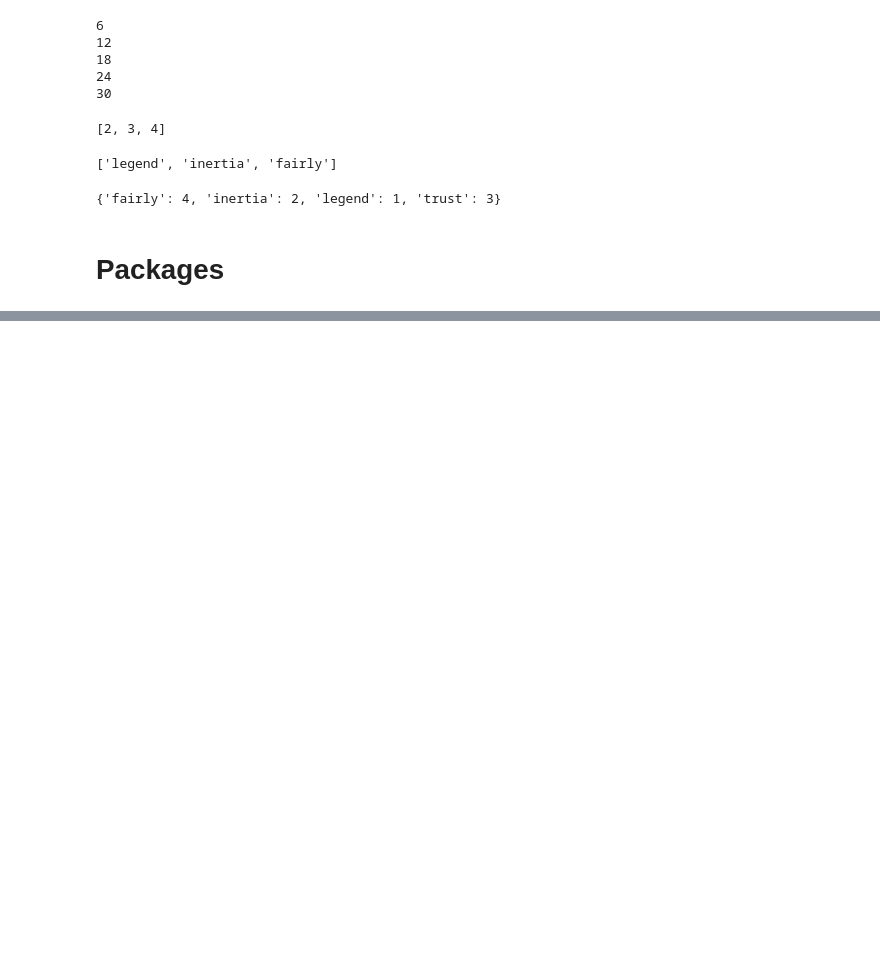
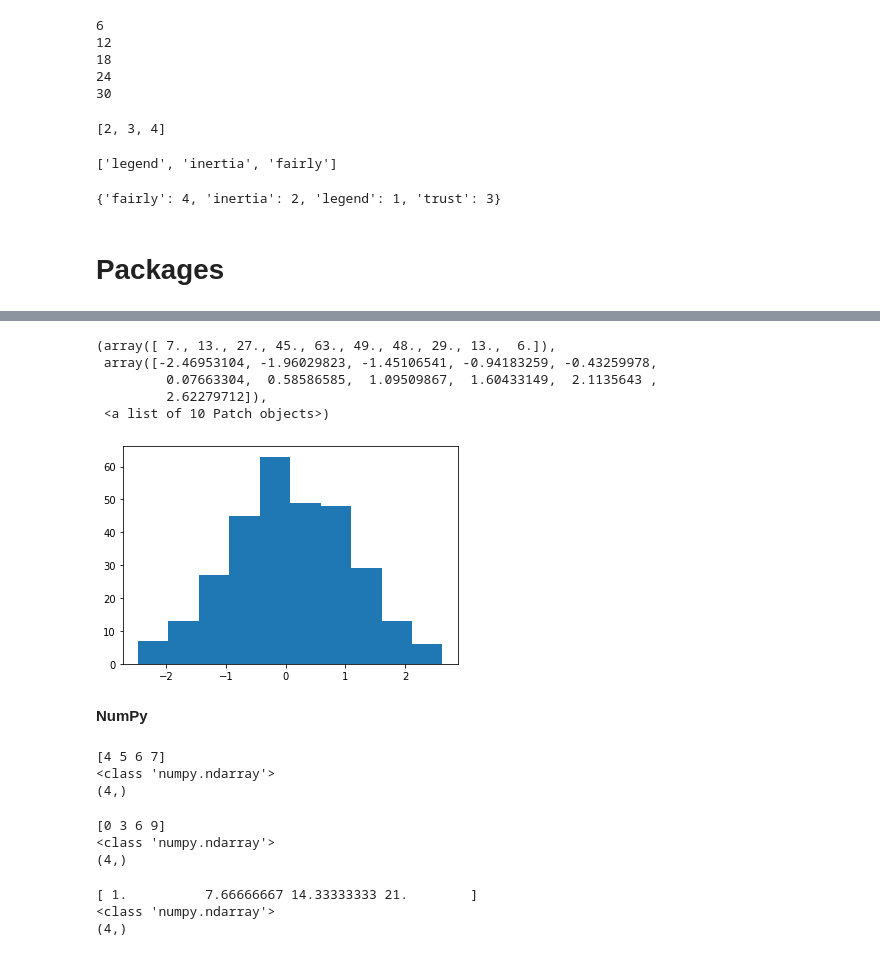
Before and after one commit to zara0128/class2022spring, a Jupyter notebook: 20220316.ipynb, the cells around one changed output, grey strips where cells are left out. Cells and saved outputs as stored; diff of their text form; code cells hidden in the pictures; blank space fills up the shorter version.

```diff
--- a/20220316.ipynb
+++ b/20220316.ipynb
@@ -227,0 +265,12 @@ import librosa
+# %%
+from matplotlib.pyplot import hist
+hist(n)
+# %% [output]
+(array([ 7., 13., 27., 45., 63., 49., 48., 29., 13.,  6.]),
+ array([-2.46953104, -1.96029823, -1.45106541, -0.94183259, -0.43259978,
+         0.07663304,  0.58586585,  1.09509867,  1.60433149,  2.1135643 ,
+         2.62279712]),
+ <a list of 10 Patch objects>)
+[figure, added]
+# %% [markdown]
+**NumPy**
@@ -227,0 +279,27 @@ import librosa
+# %%
+x = np.array([4,5,6,7])
+print(x)
+print(type(x))
+print(x.shape)
+# %% [output]
+[4 5 6 7]
+<class 'numpy.ndarray'>
+(4,)
+# %%
+x = np.arange(0,12,3)
+print(x)
+print(type(x))
+print(x.shape)
+# %% [output]
+[0 3 6 9]
+<class 'numpy.ndarray'>
+(4,)
+# %%
+x = np.linspace(1,21,4)
+print(x)
+print(type(x))
+print(x.shape)
+# %% [output]
+[ 1.          7.66666667 14.33333333 21.        ]
+<class 'numpy.ndarray'>
+(4,)
```
Also changed, not shown: parts of 18 cells of this notebook.
